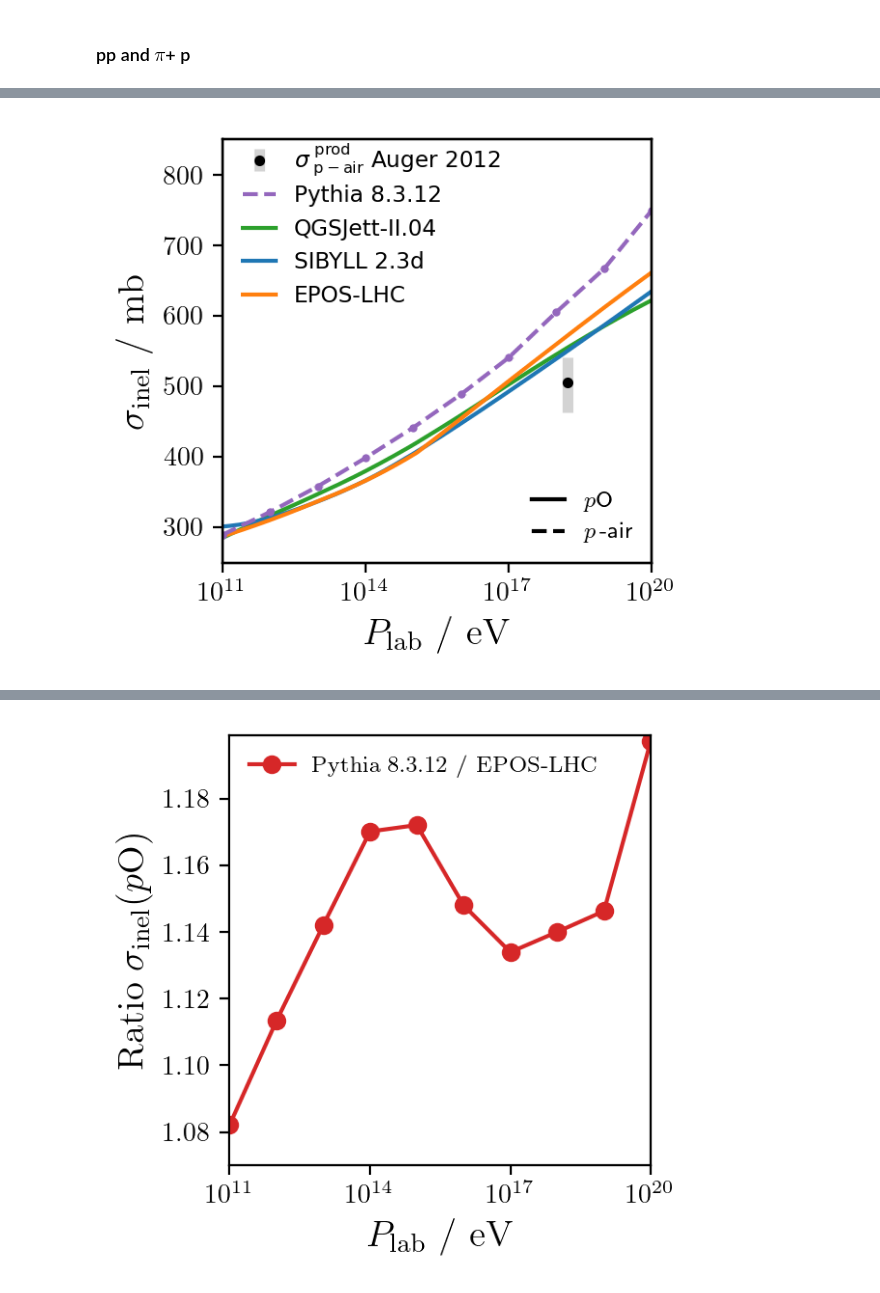
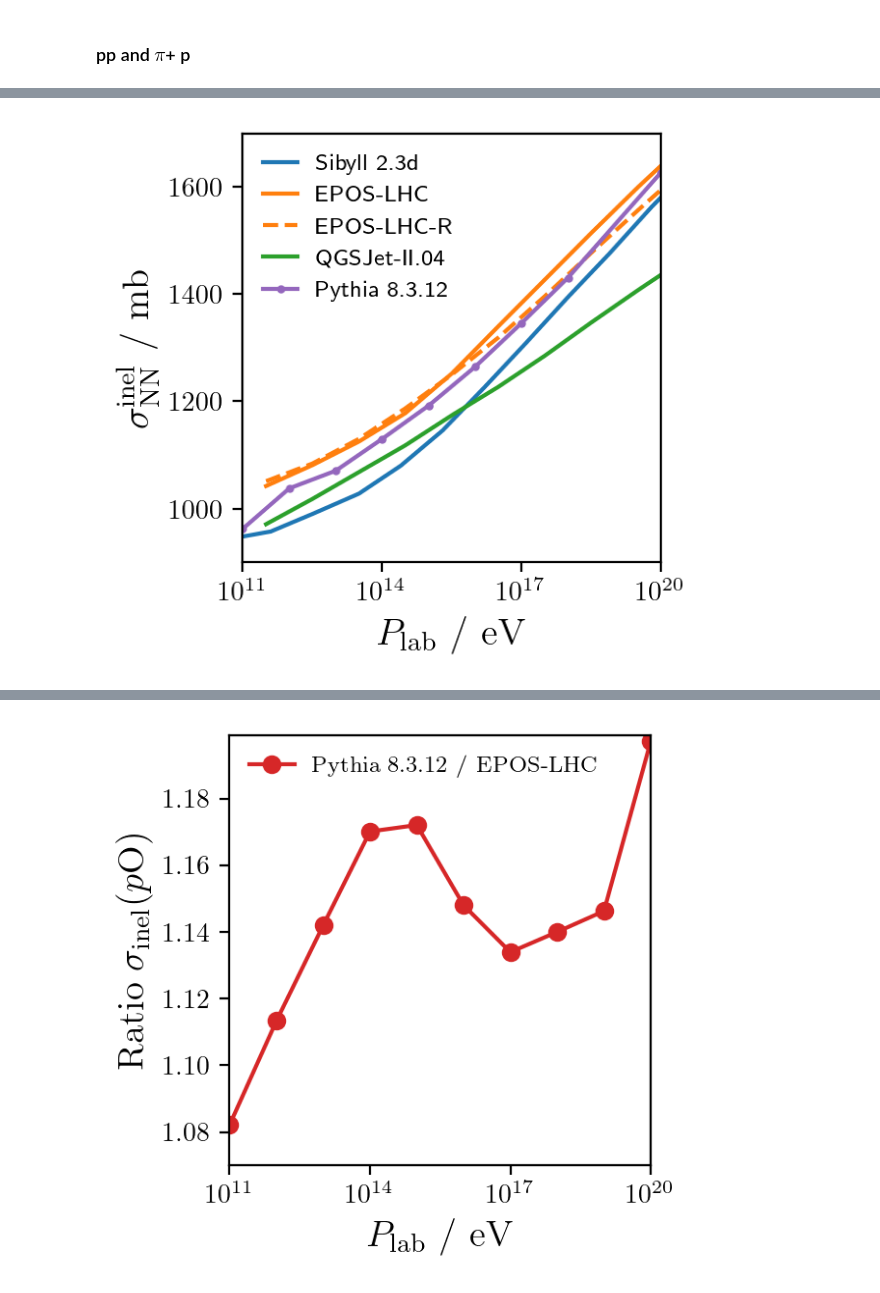
Before and after one commit to gaudu/pythia8312, a Jupyter notebook: examples/pythia8312_xsec_plotting.ipynb, the cells around one changed output, grey strips where cells are left out. Drawn from its saved outputs; the diff is of its cells as text; code cells hidden in the pictures.

Commit message:
clean up notebook + individual sNN plots  + uniform legend entries + merge y-axis label and legend

```diff
--- a/examples/pythia8312_xsec_plotting.ipynb
+++ b/examples/pythia8312_xsec_plotting.ipynb
@@ -409,56 +442,34 @@ fig.savefig("xs_inel_pN_pO.pdf", format='pdf')
 # %%
-# pO, p-air
+# NN
 
 plt.rcParams['text.usetex'] = True
 plt.rcParams['font.family'] = 'serif'
 plt.rcParams['font.serif'] = ['Computer Modern Roman']
 
 fig, ax = plt.subplots(figsize=(3.2,3), dpi=200)
-ax.set(xlim=(1e11,1e20))
+ax.set(xlim=(1e11,1e20), ylim=(900, 1700))
 ax.set_xscale('log')
-ax.set(xlabel=r"$P_\mathrm{lab}$ / $\mathrm{eV}$", ylabel=r"$\sigma_\mathrm{inel}$ / $\mathrm{mb}$")
+ax.set(xlabel=r"$P_\mathrm{lab}$ / $\mathrm{eV}$", ylabel=r"$\sigma^\mathrm{inel}_\mathrm{NN}$ / $\mathrm{mb}$")
 ax.xaxis.label.set_size(14)
 ax.yaxis.label.set_size(14)
 
-plt.rcParams['text.usetex'] = False
+#plt.rcParams['text.usetex'] = False
 plt.rcParams['font.family'] = 'sans-serif'
 plt.rcParams['font.sans-serif'] = ['DejaVu Sans']
 
-p_O_dataframe = p_O_dataframe.reset_index(drop=True)
-p_N_dataframe = p_N_dataframe.reset_index(drop=True)
-p_air_dataframe = p_O_dataframe.copy()
-p_air_dataframe['sig_inel_O'] = p_O_dataframe['sig_inel']*0.2
-p_air_dataframe['sig_inel_N'] = p_N_dataframe['sig_inel']*0.8
-p_air_dataframe['sig_inel'] = p_air_dataframe['sig_inel_O'] + p_air_dataframe['sig_inel_N']
-p_air_dataframe['err_inel'] = np.sqrt((0.2 * p_O_dataframe['err_inel'])**2 + (0.8 * p_N_dataframe['err_inel'])**2)
-ax.errorbar(p_air_dataframe['plab']*1e9, p_air_dataframe['sig_inel'], yerr=p_air_dataframe['err_inel'], c='tab:purple', fmt='o', ms=2, ecolor='lightgrey', elinewidth=4, ls='--')
+ax.plot((10 ** elab_sib)*1e9, xs_N_N_sib, "-", color="tab:blue", label="Sibyll 2.3d")
+ax.plot(xs_N_N_eposlhc[0]*1e9, xs_N_N_eposlhc[1], "-", color="tab:orange", label="EPOS-LHC")
+ax.plot(xs_N_N_eposlhcr[0]*1e9, xs_N_N_eposlhcr[1], linestyle="--", color="tab:orange", label="EPOS-LHC-R")
+ax.plot(xs_N_N_qgsjetII04[0]*1e9, xs_N_N_qgsjetII04[1], '-', color="tab:green", label="QGSJet-II.04")
+ax.errorbar(N_N_sNN_dataframe['plab']*1e9, N_N_sNN_dataframe['sig_inel'], yerr=N_N_sNN_dataframe['err_inel'], c='tab:purple', fmt='o', ms=2, ecolor='lightgrey', elinewidth=3, ls='-')
+ax.plot([None], [None], ls='-', marker='o', ms=2, color="tab:purple", label="Pythia 8.3.12")
 
-ax.plot([None], [None], ls='--', color="tab:purple", label="Pythia 8.3.12")
-ax.plot(xs_p_O_qgs[0,:], xs_p_O_qgs[1,:], "-", color="tab:green", label="QGSJett-II.04")
-ax.plot(xs_p_O_sib[0,:], xs_p_O_sib[1,:], "-", color="tab:blue", label="SIBYLL 2.3d")
-ax.plot(xs_p_O_epos[0,:], xs_p_O_epos[1,:], "-", color="tab:orange", label="EPOS-LHC")
-#ax.text(10 ** 13.3, 550, "$\sigma^\mathrm{p-air}_\mathrm{prod}$", fontsize="small", ha='center', color='black')
-#ax.text(10 ** 19.2, 495, "$\sigma^\mathrm{p-air}_\mathrm{prod}$", fontsize="small", ha='center', color='black')
-ax.legend(loc='upper left', bbox_to_anchor=(0, 0.94), fontsize="small", frameon=False, handlelength=1.5)
+ax.legend(loc='upper left', bbox_to_anchor=(0, 1), fontsize="small", frameon=False, handlelength=1.5)
 
-ax3 = ax.twinx()
-ax3.set_ylim(ax.get_ylim())
-ax3.get_yaxis().set_visible(False)
-ax3.errorbar(10**18.24, 505, yerr=[[pair_total_error_neg], [pair_total_error_pos]], c='black', fmt='o', ms=3, ecolor='lightgrey', elinewidth=4, label=r"$\sigma^\mathrm{~prod}_\mathrm{~p-air}$ Auger 2012")
-ax3.legend(loc='upper left', bbox_to_anchor=(0, 1.04), fontsize="small", frameon=False, handlelength=1.5)
-
-plt.rcParams['text.usetex'] = True
-
-ax2 = ax.twinx()
-ax2.get_yaxis().set_visible(False)
-ax2.plot([None], [None], "-", color="black", label=r"$p$O")
-ax2.plot([None], [None], "--", color="black", label=r"$p$\,-air")
-#ax2.plot([None], [None], "--", color="black", label=r"$p$N")
-ax2.legend(loc='lower right', bbox_to_anchor=(1, 0), fontsize="small", frameon=False, handlelength=1.5)
 
 fig.tight_layout()
-fig.savefig("xs_inel_pO_p-air.png", dpi=400)
-fig.savefig("xs_inel_pO_p-air.pdf", format='pdf')
+fig.savefig("xs_inel_NN.png", dpi=400)
+fig.savefig("xs_inel_NN.pdf", format='pdf')
 # %% [output]
-[figure, old version]
+[figure, new version]
 # %%
```
Also changed, not shown: parts of 25 cells of this notebook.
